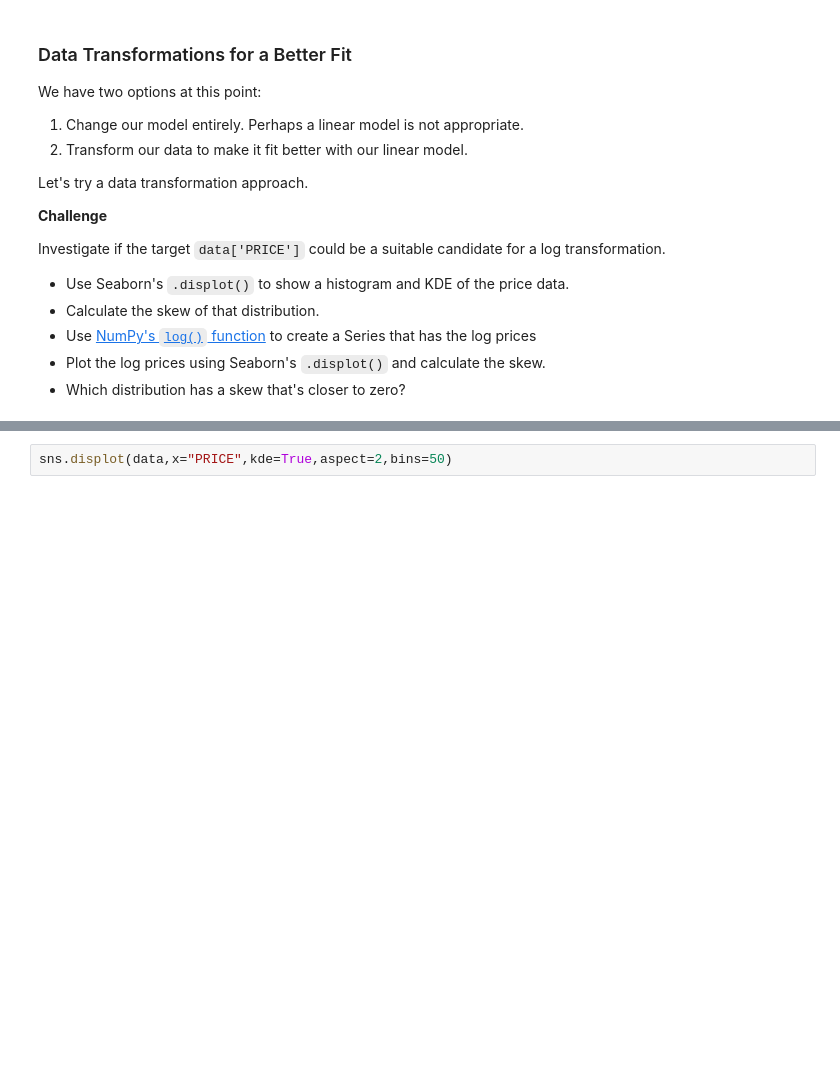
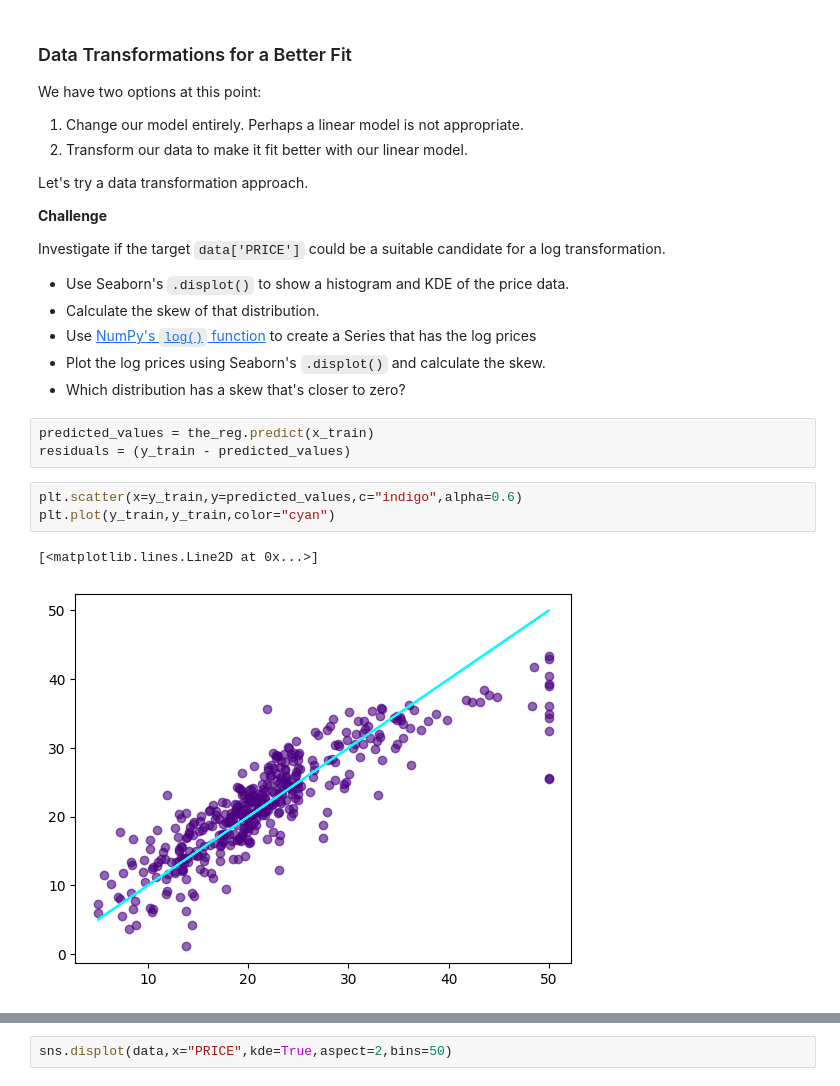
Before and after one commit to nico-Zero/Python, a Jupyter notebook: New_Shit__/Angela_Yu__/Day_81_Bostan_House_prises/Multivariable_Regression_and_Valuation_Model_(start).ipynb, the cells around one changed output, grey strips where cells are left out. Saved outputs shown, nothing was run; the diff lists cells and outputs as text; blank space fills up the shorter version.

```diff
--- a/New_Shit__/Angela_Yu__/Day_81_Bostan_House_prises/Multivariable_Regression_and_Valuation_Model_(start).ipynb
+++ b/New_Shit__/Angela_Yu__/Day_81_Bostan_House_prises/Multivariable_Regression_and_Valuation_Model_(start).ipynb
@@ -412,3 +412,12 @@ Investigate if the target `data['PRICE']` could be a suitable candidate for a lo
 * Use [NumPy's `log()` function](https://numpy.org/doc/stable/reference/generated/numpy.log.html) to create a Series that has the log prices
 * Plot the log prices using Seaborn's `.displot()` and calculate the skew.
 * Which distribution has a skew that's closer to zero?
+# %%
+predicted_values = the_reg.predict(x_train)
+residuals = (y_train - predicted_values)
+# %%
+plt.scatter(x=y_train,y=predicted_values,c="indigo",alpha=0.6)
+plt.plot(y_train,y_train,color="cyan")
+# %% [output]
+[<matplotlib.lines.Line2D at 0x...>]
+[figure, added]
```
Also changed, not shown: parts of 18 cells of this notebook.
